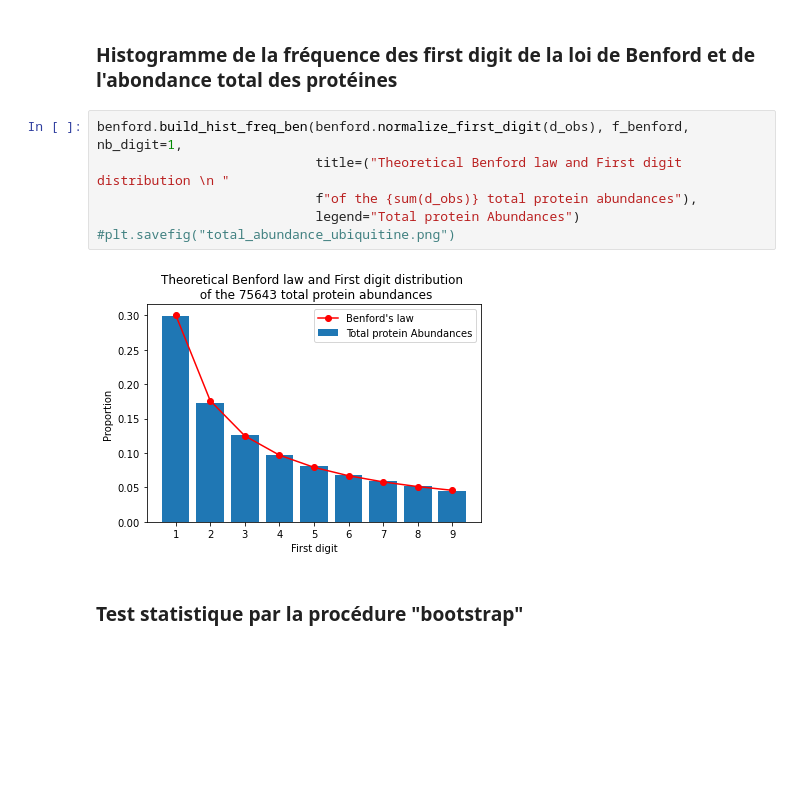
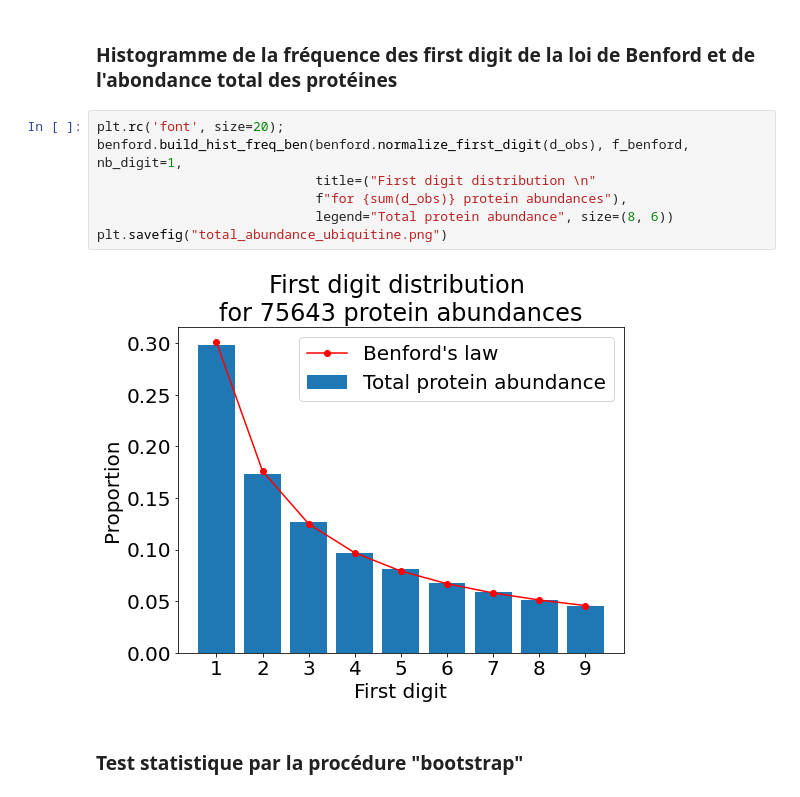
Before and after one commit to pierrepo/benford-law, a Jupyter notebook: data_abundance_analysis/analysis_project_PXD019559.ipynb, the cells around one changed output. Cells and saved outputs as stored; diff of their text form; blank space fills up the shorter version.

Commit message:
update .gitignore & update graph visualisation

```diff
--- a/data_abundance_analysis/analysis_project_PXD019559.ipynb
+++ b/data_abundance_analysis/analysis_project_PXD019559.ipynb
@@ -184,13 +184,14 @@ d_obs = benford.count_first_digit(abundance_tot)
 # %% [markdown]
 ### Histogramme de la fréquence des first digit de la loi de Benford et de l'abondance total des protéines
 # %%
+plt.rc('font', size=20);
 benford.build_hist_freq_ben(benford.normalize_first_digit(d_obs), f_benford, nb_digit=1,
-                            title=("Theoretical Benford law and First digit distribution \n "
-                            f"of the {sum(d_obs)} total protein abundances"),
-                            legend="Total protein Abundances")
-#plt.savefig("total_abundance_ubiquitine.png")
+                            title=("First digit distribution \n"
+                            f"for {sum(d_obs)} protein abundances"),
+                            legend="Total protein abundance", size=(8, 6))
+plt.savefig("total_abundance_ubiquitine.png")
 # %% [output]
-[figure, old version]
+[figure, new version]
 # %% [markdown]
 ### Test statistique par la procédure "bootstrap"
 # %%
```
Also changed, not shown: parts of 22 cells of this notebook, 8 other files.
